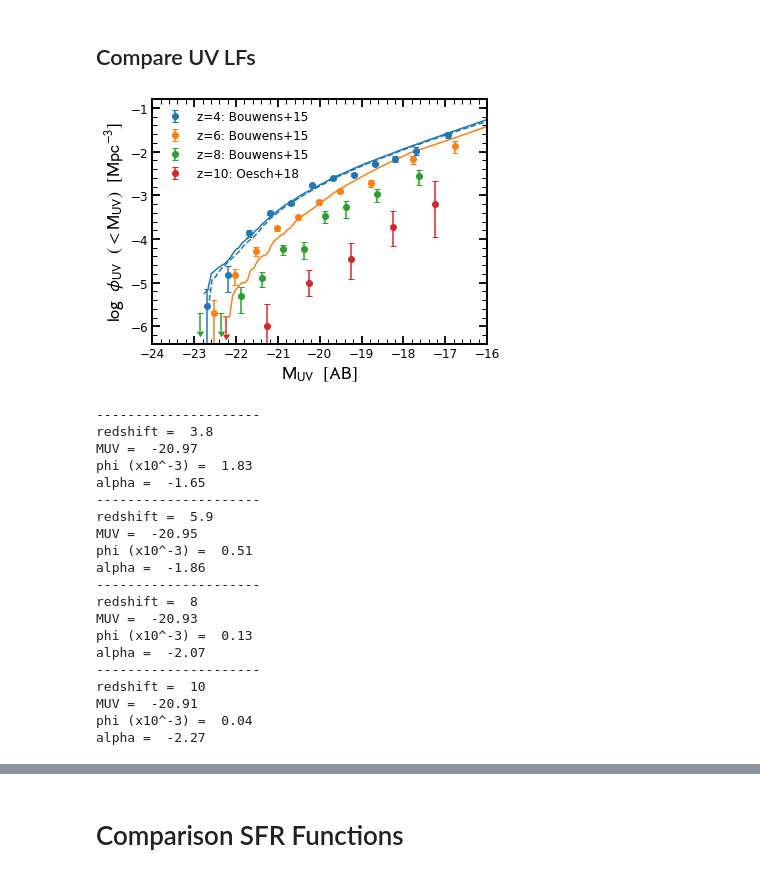
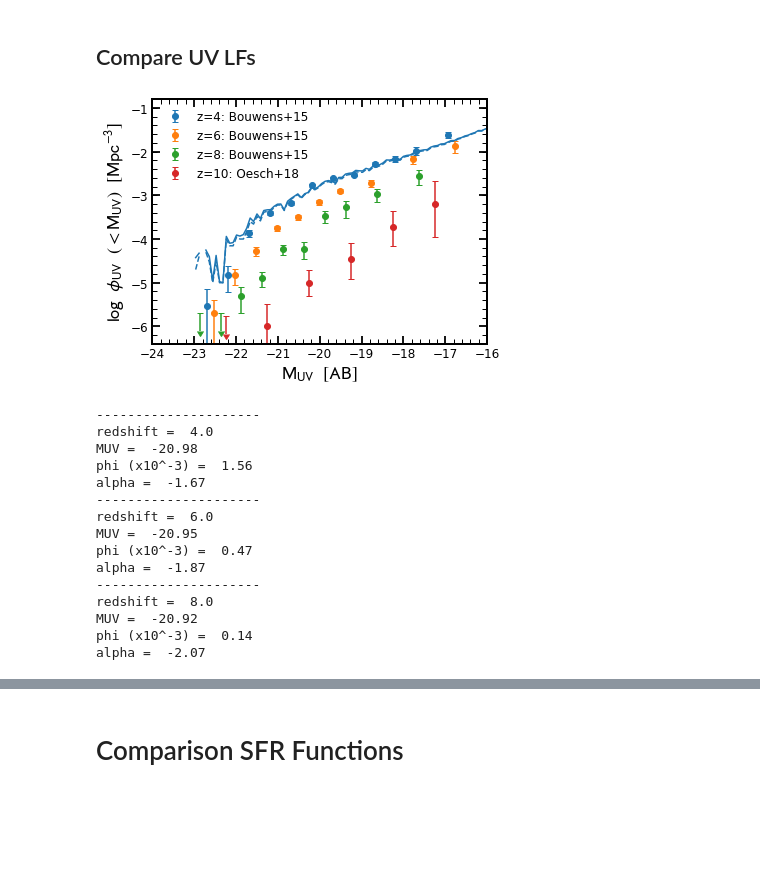
Before and after one commit to stacchella/halo_model, a Jupyter notebook: scripts/Comparison_UV_Observables.ipynb, the cells around one changed output, grey strips where cells are left out. Saved outputs shown, nothing was run; the diff lists cells and outputs as text; code cells hidden in the pictures; blank space fills up the shorter version.

```diff
--- a/scripts/Comparison_UV_Observables.ipynb
+++ b/scripts/Comparison_UV_Observables.ipynb
@@ -43,7 +43,7 @@ scp stacchella@odyssey.rc.fas.harvard.edu://n/eisenstein_lab/Users/stacchella/ha
 # %%
 # define functions
 
-def compute_LF(SP_file_name, volume_box, cumulative=False, add_dust=False, redshift_in=None, completeness_correction=False):
+def compute_LF(SP_file_name, volume_box, cumulative=False, add_dust=False, redshift_in=None, completeness_correction=False, completeness_correction_type='numerical'):
     '''
     input:
       SP_file_name:    hdf5 filename that contains luminosities
@@ -60,7 +60,10 @@ def compute_LF(SP_file_name, volume_box, cumulative=False, add_dust=False, redsh
     mag_bins = np.arange(np.max([-25.0, np.min(mag_list)]), np.min([-12.5, np.max(mag_list)]), 0.1)
     mag_bins_center = mag_bins[:-1] + 0.5*np.diff(mag_bins)
     if completeness_correction:
-        weights = 10**completeness.get_completeness_correction(np.log10(cat_SP['DM/DM_M'][:][idx_good]), redshift_in)
+        if (completeness_correction_type=='numerical'):
+            weights = 10**completeness.get_completeness_correction_numerical(np.log10(cat_SP['DM/DM_M'][:][idx_good]), redshift_in)
+        elif (completeness_correction_type=='parameterized'):
+            weights = 10**completeness.get_completeness_correction_parametrized(np.log10(cat_SP['DM/DM_M'][:][idx_good]), redshift_in)
     else:
         weights = None
     hist, bin_edges = np.histogram(mag_list, bins=mag_bins, weights=weights)
@@ -69,11 +72,11 @@ def compute_LF(SP_file_name, volume_box, cumulative=False, add_dust=False, redsh
     else:
         mag_bins_center_d = mag_bins_center
     if cumulative:
-        LF = hist/volume_box
-        return(mag_bins_center_d, LF)
-    else:
         LFcum = np.cumsum(hist)/volume_box
         return(mag_bins_center_d, LFcum)
+    else:
+        LF = hist/(np.diff(mag_bins)*volume_box)
+        return(mag_bins_center_d, LF)
 
 
 def get_dust_attenuation(magUV_in, redshift_in, with_scatter=False):
@@ -282,63 +285,57 @@ plt.show()
 # %%
 redshift_plot = ['4', '6', '8', '10']
 color_plot = ['C0', 'C1', 'C2', 'C3']
 label_plot = ['z=4: Bouwens+15', 'z=6: Bouwens+15', 'z=8: Bouwens+15', 'z=10: Oesch+18']
 
 
 fig, ax = plt.subplots(nrows=1, ncols=1, figsize=(6, 4.5))
 
 # plot data points from stepwise determination using SWML method
 for ii in range(len(redshift_plot)):
     plot_datapoints_observations(ax, LF_obs_dict, redshift_plot[ii], color_plot[ii], label_plot[ii])
 
 
-for ii in range(len(redshift_plot))[0:2]:
-    mag_bins_center, LF = compute_LF(path_SP_cat + 'SFH_z' + redshift_plot[ii] + '_constant_with_L_M20.hdf5', volume_box, cumulative=False, add_dust=True, redshift_in=float(redshift_plot[ii]), completeness_correction=True)
+for ii in range(len(redshift_plot))[0:1]:
+    mag_bins_center, LF = compute_LF(path_SP_cat + 'SFH_z' + redshift_plot[ii] + '_constant_with_L.hdf5', volume_box, cumulative=False, add_dust=True, redshift_in=float(redshift_plot[ii]), completeness_correction=True, completeness_correction_type='numerical')
     ax.plot(mag_bins_center, np.log10(LF), '-', color=color_plot[ii])
 
 
 for ii in range(len(redshift_plot))[0:1]:
-    mag_bins_center, LF = compute_LF(path_SP_cat + 'SFH_z' + redshift_plot[ii] + '_constant_with_L.hdf5', volume_box, cumulative=False, add_dust=True, redshift_in=float(redshift_plot[ii]), completeness_correction=True)
+    mag_bins_center, LF = compute_LF(path_SP_cat + 'SFH_z' + redshift_plot[ii] + '_constant_with_L.hdf5', volume_box, cumulative=False, add_dust=True, redshift_in=float(redshift_plot[ii]), completeness_correction=False)
     ax.plot(mag_bins_center, np.log10(LF), '--', color=color_plot[ii])
 
 
 ax.set_xlabel(r'$\mathrm{M}_{\rm UV}\/\/\/\/[\mathrm{AB}]$', fontsize=18)
 ax.set_ylabel(r'$\log\/\/\/\/\phi_{\rm UV}\/\/\/\/(<\mathrm{M}_{\rm UV})\/\/\/\/[\mathrm{Mpc}^{-3}]$', fontsize=18)
 
 ax.set_xlim([-24, -16])
 ax.set_ylim([-6.4, -0.8])
 
 plt.legend(frameon=False, fontsize=12)
 plt.savefig(path_figures + 'UV_LF_test_2.pdf', bbox_inches='tight')
 plt.show()
 # %% [output]
-[figure, old version]
+[figure, new version]
 # %%
-# get observed UV LF from Bouwens et al 2015
+# get observed, cumulative UV LF from Bouwens et al 2015
 
 list_mag_in = np.linspace(-30.0, -15.0, num=1000)
-list_mag_z4, UVLF_z4_median, UVLF_z4_P16, UVLF_z4_P84 = UV_LF_Bouwens15(list_mag_in, 3.8, num_of_draws=1000, cumulative=True, do_dust_corr=True)
-list_mag_z6, UVLF_z6_median, UVLF_z6_P16, UVLF_z6_P84 = UV_LF_Bouwens15(list_mag_in, 5.9, num_of_draws=1000, cumulative=True, do_dust_corr=True)
-list_mag_z8, UVLF_z8_median, UVLF_z8_P16, UVLF_z8_P84 = UV_LF_Bouwens15(list_mag_in, 8, num_of_draws=1000, cumulative=True, do_dust_corr=True)
-list_mag_z10, UVLF_z10_median, UVLF_z10_P16, UVLF_z10_P84 = UV_LF_Bouwens15(list_mag_in, 10, num_of_draws=1000, cumulative=True, do_dust_corr=True)
+list_mag_z4, UVLF_z4_median, UVLF_z4_P16, UVLF_z4_P84 = UV_LF_Bouwens15(list_mag_in, 4.0, num_of_draws=1000, cumulative=True, do_dust_corr=False)
+list_mag_z6, UVLF_z6_median, UVLF_z6_P16, UVLF_z6_P84 = UV_LF_Bouwens15(list_mag_in, 6.0, num_of_draws=1000, cumulative=True, do_dust_corr=False)
+list_mag_z8, UVLF_z8_median, UVLF_z8_P16, UVLF_z8_P84 = UV_LF_Bouwens15(list_mag_in, 8.0, num_of_draws=1000, cumulative=True, do_dust_corr=False)
 # %% [output]
 ---------------------
-redshift =  3.8
-MUV =  -20.97
-phi (x10^-3) =  1.83
-alpha =  -1.65
+redshift =  4.0
+MUV =  -20.98
+phi (x10^-3) =  1.56
+alpha =  -1.67
 ---------------------
-redshift =  5.9
+redshift =  6.0
 MUV =  -20.95
-phi (x10^-3) =  0.51
-alpha =  -1.86
+phi (x10^-3) =  0.47
+alpha =  -1.87
 ---------------------
-redshift =  8
-MUV =  -20.93
-phi (x10^-3) =  0.13
+redshift =  8.0
+MUV =  -20.92
+phi (x10^-3) =  0.14
 alpha =  -2.07
----------------------
-redshift =  10
-MUV =  -20.91
-phi (x10^-3) =  0.04
-alpha =  -2.27
```
Also changed, not shown: parts of 15 cells of this notebook, 9 other files.
